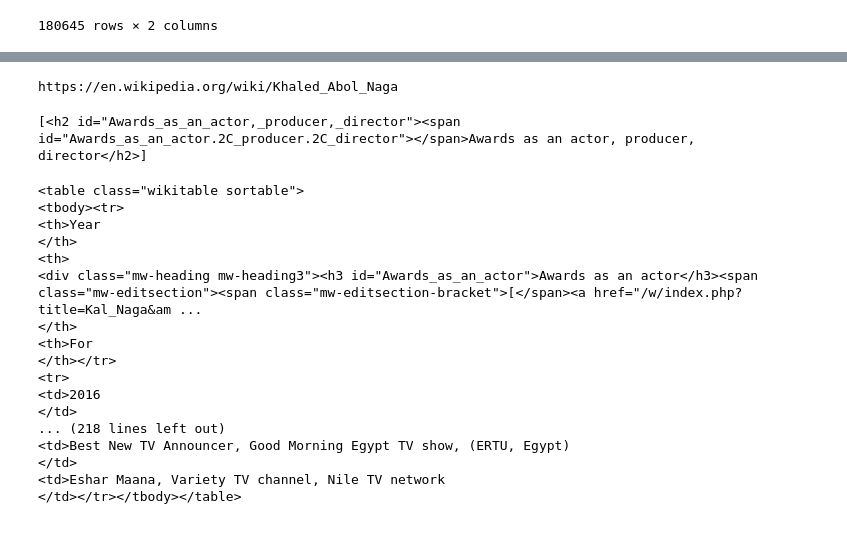
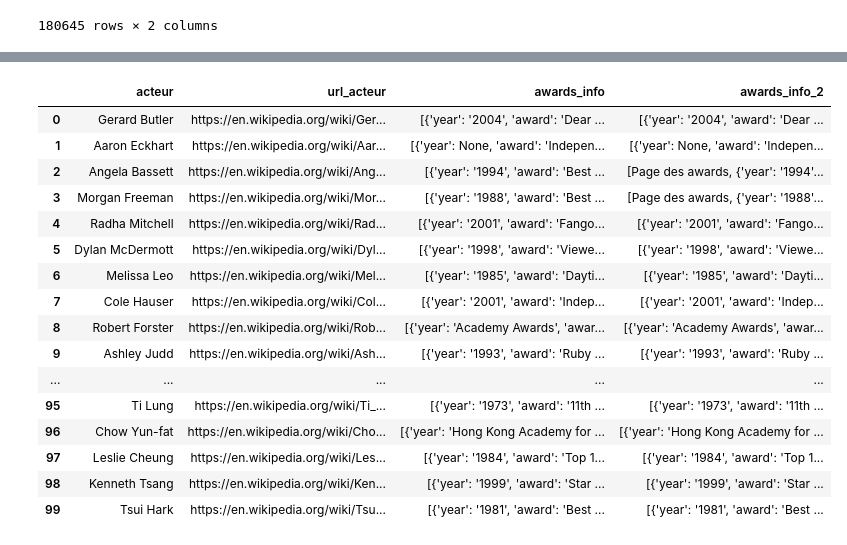
Before and after one commit to mlepennec-ensae/formation_cepe, a Jupyter notebook: Projet/donnees_projet.ipynb, the cells around one changed output, grey strips where cells are left out. Saved outputs shown, nothing was run; the diff lists cells and outputs as text; code cells hidden in the pictures.

```diff
--- a/Projet/donnees_projet.ipynb
+++ b/Projet/donnees_projet.ipynb
@@ -773,0 +807,3 @@ AttributeError: 'NoneType' object has no attribute 'get_text'
+# %%
+acteurs_df_concat=acteurs_df_concat.reset_index(drop=True)
+acteurs_df_concat
@@ -773,0 +824,5 @@ AttributeError: 'NoneType' object has no attribute 'get_text'
+# %%
+acteurs_df_concat['awards_info'] = acteurs_df_concat['awards_info'].apply(ast.literal_eval)
+# %%
+df_avec_recompenses = acteurs_df_concat[acteurs_df_concat['awards_info'].apply(lambda x: x != [])].reset_index(drop=True)
+df_avec_recompenses
@@ -774,2 +843,3 @@ AttributeError: 'NoneType' object has no attribute 'get_text'
 # %%
-url="https://en.wikipedia.org/wiki/Khaled_Abol_Naga"
+url_wikipedia_en = "https://en.wikipedia.org/wiki/"
+df_avec_recompenses['awards_info_2'] = df_avec_recompenses['url_acteur'].apply(get_actor_awards_structured)
@@ -776,40 +868,0 @@ url="https://en.wikipedia.org/wiki/Khaled_Abol_Naga"
-# %%
-print(url)
-headers = {
-    'User-Agent': 'Mozilla/5.0 (Windows NT 10.0; Win64; x64) AppleWebKit/537.36 (KHTML, like Gecko) Chrome/117.0.0.0 Safari/537.36'
-}
-response = requests.get(url, headers=headers)
-
-soup = BeautifulSoup(response.text, 'html.parser')
-
-    # Chercher toutes les sections qui concernent Awards / Nominations
-awards_sections = []
-for header in soup.find_all(['h2']):
-    if 'award' in header.get_text().strip().lower() or 'accolade' in header.get_text().strip().lower():
-        awards_sections.append(header)
-
-awards_sections
-# %% [output]
-https://en.wikipedia.org/wiki/Khaled_Abol_Naga
-[<h2 id="Awards_as_an_actor,_producer,_director"><span id="Awards_as_an_actor.2C_producer.2C_director"></span>Awards as an actor, producer, director</h2>]
-# %%
-section=awards_sections[0]
-section.find_previous().find_next_sibling()
-# %% [output]
-<table class="wikitable sortable">
-<tbody><tr>
-<th>Year
-</th>
-<th>
-<div class="mw-heading mw-heading3"><h3 id="Awards_as_an_actor">Awards as an actor</h3><span class="mw-editsection"><span class="mw-editsection-bracket">[</span><a href="/w/index.php?title=Kal_Naga&am ...
-</th>
-<th>For
-</th></tr>
-<tr>
-<td>2016
-</td>
-... (218 lines left out)
-<td>Best New TV Announcer, Good Morning Egypt TV show, (ERTU, Egypt)
-</td>
-<td>Eshar Maana, Variety TV channel, Nile TV network
-</td></tr></tbody></table>
@@ -876,0 +869,20 @@ for section in awards_sections:
+# %%
+df_avec_recompenses
+# %% [output]
+|  | acteur | url_acteur | awards_info | awards_info_2 |
+| 0 | Gerard Butler | https://en.wikipedia.org/wiki/Ger... | [{'year': '2004', 'award': 'Dear ... | [{'year': '2004', 'award': 'Dear ... |
+| 1 | Aaron Eckhart | https://en.wikipedia.org/wiki/Aar... | [{'year': None, 'award': 'Indepen... | [{'year': None, 'award': 'Indepen... |
+| 2 | Angela Bassett | https://en.wikipedia.org/wiki/Ang... | [{'year': '1994', 'award': 'Best ... | [Page des awards, {'year': '1994'... |
+| 3 | Morgan Freeman | https://en.wikipedia.org/wiki/Mor... | [{'year': '1988', 'award': 'Best ... | [Page des awards, {'year': '1988'... |
+| 4 | Radha Mitchell | https://en.wikipedia.org/wiki/Rad... | [{'year': '2001', 'award': 'Fango... | [{'year': '2001', 'award': 'Fango... |
+| 5 | Dylan McDermott | https://en.wikipedia.org/wiki/Dyl... | [{'year': '1998', 'award': 'Viewe... | [{'year': '1998', 'award': 'Viewe... |
+| 6 | Melissa Leo | https://en.wikipedia.org/wiki/Mel... | [{'year': '1985', 'award': 'Dayti... | [{'year': '1985', 'award': 'Dayti... |
+| 7 | Cole Hauser | https://en.wikipedia.org/wiki/Col... | [{'year': '2001', 'award': 'Indep... | [{'year': '2001', 'award': 'Indep... |
+| 8 | Robert Forster | https://en.wikipedia.org/wiki/Rob... | [{'year': 'Academy Awards', 'awar... | [{'year': 'Academy Awards', 'awar... |
+| 9 | Ashley Judd | https://en.wikipedia.org/wiki/Ash... | [{'year': '1993', 'award': 'Ruby ... | [{'year': '1993', 'award': 'Ruby ... |
+| ... | ... | ... | ... | ... |
+| 95 | Ti Lung | https://en.wikipedia.org/wiki/Ti_... | [{'year': '1973', 'award': '11th ... | [{'year': '1973', 'award': '11th ... |
+| 96 | Chow Yun-fat | https://en.wikipedia.org/wiki/Cho... | [{'year': 'Hong Kong Academy for ... | [{'year': 'Hong Kong Academy for ... |
+| 97 | Leslie Cheung | https://en.wikipedia.org/wiki/Les... | [{'year': '1984', 'award': 'Top 1... | [{'year': '1984', 'award': 'Top 1... |
+| 98 | Kenneth Tsang | https://en.wikipedia.org/wiki/Ken... | [{'year': '1999', 'award': 'Star ... | [{'year': '1999', 'award': 'Star ... |
+| 99 | Tsui Hark | https://en.wikipedia.org/wiki/Tsu... | [{'year': '1981', 'award': 'Best ... | [{'year': '1981', 'award': 'Best ... |
```
Also changed, not shown: parts of 13 cells of this notebook.
